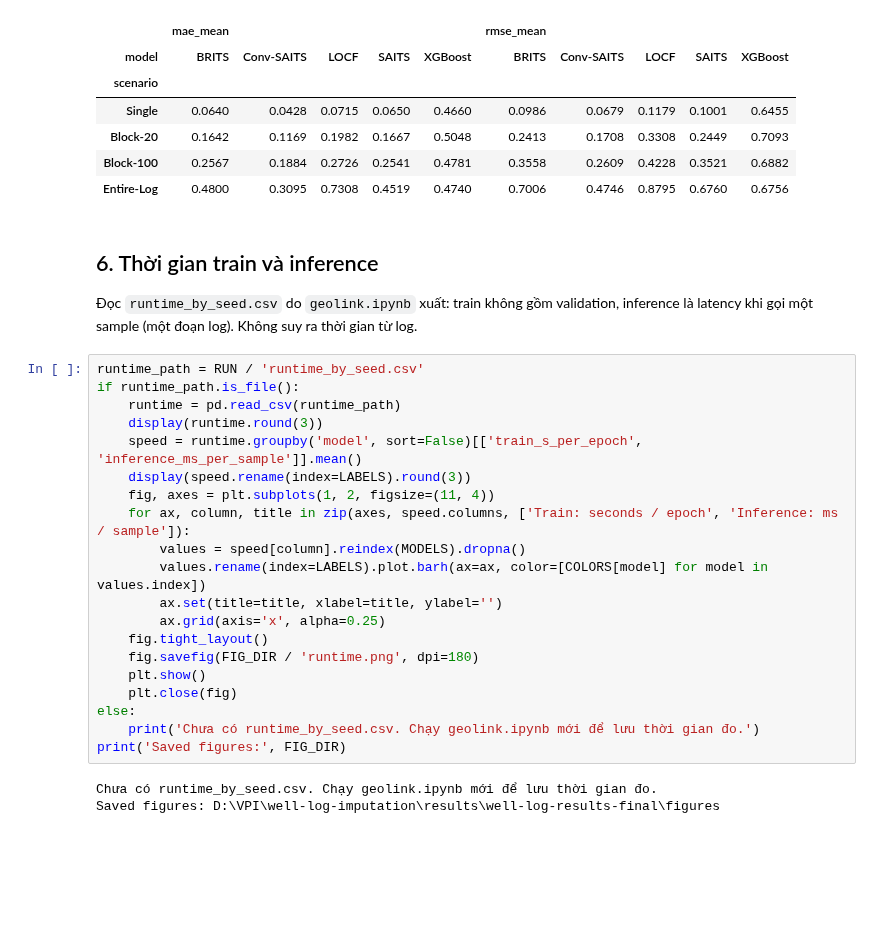
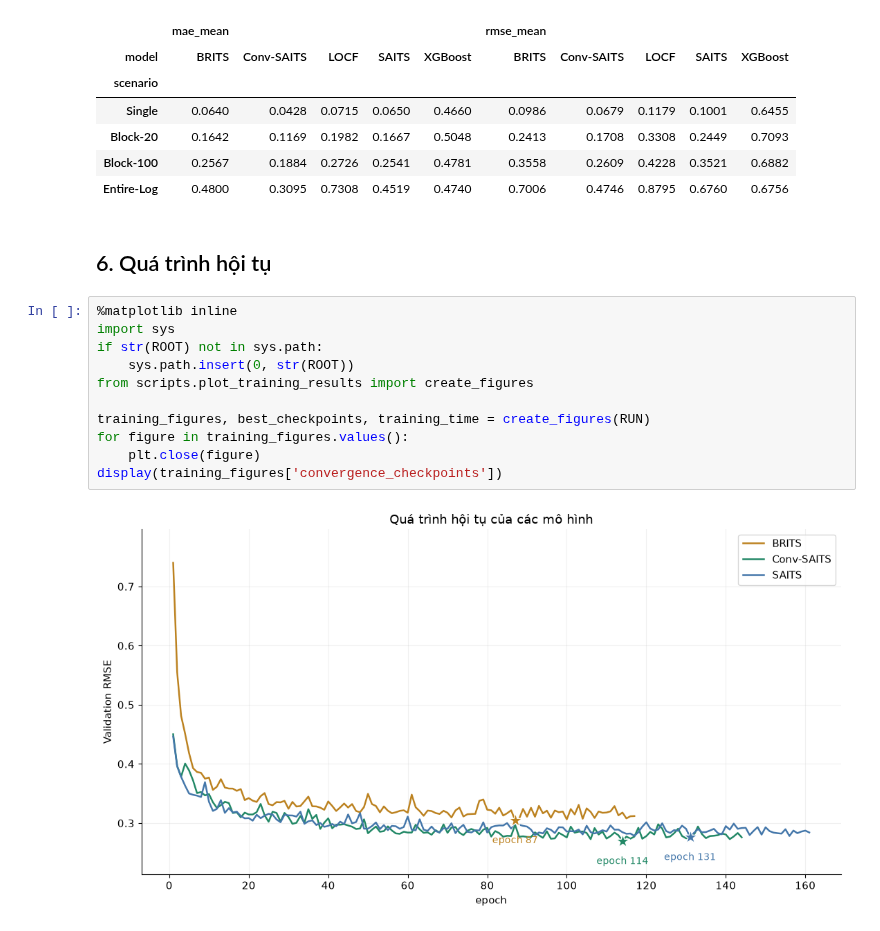
Before and after one commit to tranminhduc9/well-log-imputation, a Jupyter notebook: notebook/visualize_results.ipynb, the cells around one changed output. Drawn from its saved outputs; the diff is of its cells as text; blank space fills up the shorter version.

```diff
--- a/notebook/visualize_results.ipynb
+++ b/notebook/visualize_results.ipynb
@@ -105,31 +104,18 @@ table.to_csv(FIG_DIR / f'{SPLIT}_overall_metrics.csv')
 | Block-20 | 0.1642 | 0.1169 | 0.1982 | 0.1667 | 0.5048 | 0.2413 | 0.1708 | 0.3308 | 0.2449 | 0.7093 |
 | Block-100 | 0.2567 | 0.1884 | 0.2726 | 0.2541 | 0.4781 | 0.3558 | 0.2609 | 0.4228 | 0.3521 | 0.6882 |
 | Entire-Log | 0.4800 | 0.3095 | 0.7308 | 0.4519 | 0.4740 | 0.7006 | 0.4746 | 0.8795 | 0.6760 | 0.6756 |
-# %% [markdown]
-## 6. Thời gian train và inference
-
-Đọc `runtime_by_seed.csv` do `geolink.ipynb` xuất: train không gồm validation,
-inference là latency khi gọi một sample (một đoạn log). Không suy ra thời gian từ log.
-# %%
-runtime_path = RUN / 'runtime_by_seed.csv'
-if runtime_path.is_file():
-    runtime = pd.read_csv(runtime_path)
-    display(runtime.round(3))
-    speed = runtime.groupby('model', sort=False)[['train_s_per_epoch', 'inference_ms_per_sample']].mean()
-    display(speed.rename(index=LABELS).round(3))
-    fig, axes = plt.subplots(1, 2, figsize=(11, 4))
-    for ax, column, title in zip(axes, speed.columns, ['Train: seconds / epoch', 'Inference: ms / sample']):
-        values = speed[column].reindex(MODELS).dropna()
-        values.rename(index=LABELS).plot.barh(ax=ax, color=[COLORS[model] for model in values.index])
-        ax.set(title=title, xlabel=title, ylabel='')
-        ax.grid(axis='x', alpha=0.25)
-    fig.tight_layout()
-    fig.savefig(FIG_DIR / 'runtime.png', dpi=180)
-    plt.show()
-    plt.close(fig)
-else:
-    print('Chưa có runtime_by_seed.csv. Chạy geolink.ipynb mới để lưu thời gian đo.')
-print('Saved figures:', FIG_DIR)
-# %% [output]
-Chưa có runtime_by_seed.csv. Chạy geolink.ipynb mới để lưu thời gian đo.
-Saved figures: D:\VPI\well-log-imputation\results\well-log-results-final\figures
+# %% [markdown]
+## 6. Quá trình hội tụ
+# %%
+%matplotlib inline
+import sys
+if str(ROOT) not in sys.path:
+    sys.path.insert(0, str(ROOT))
+from scripts.plot_training_results import create_figures
+
+training_figures, best_checkpoints, training_time = create_figures(RUN)
+for figure in training_figures.values():
+    plt.close(figure)
+display(training_figures['convergence_checkpoints'])
+# %% [output]
+[figure, added]
```
Also changed, not shown: parts of 5 cells of this notebook, 1 other file.
